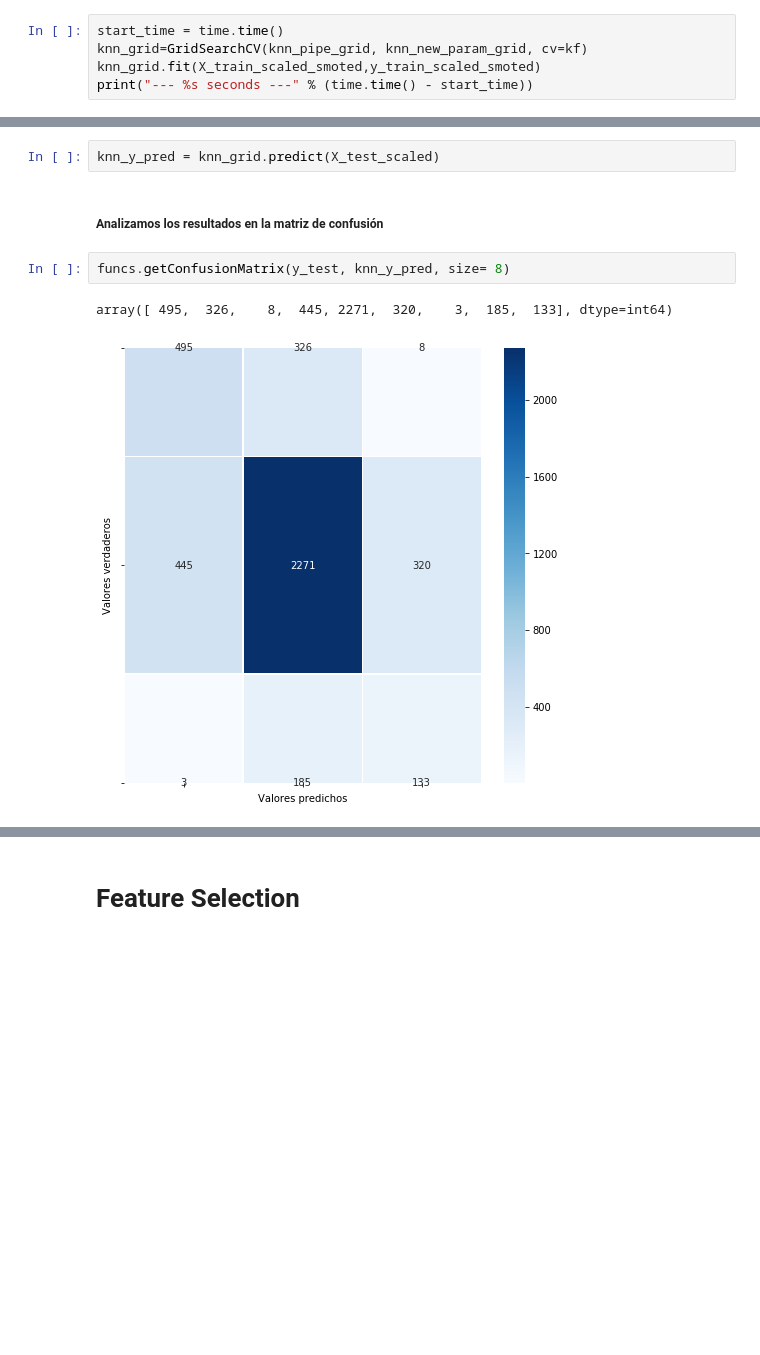
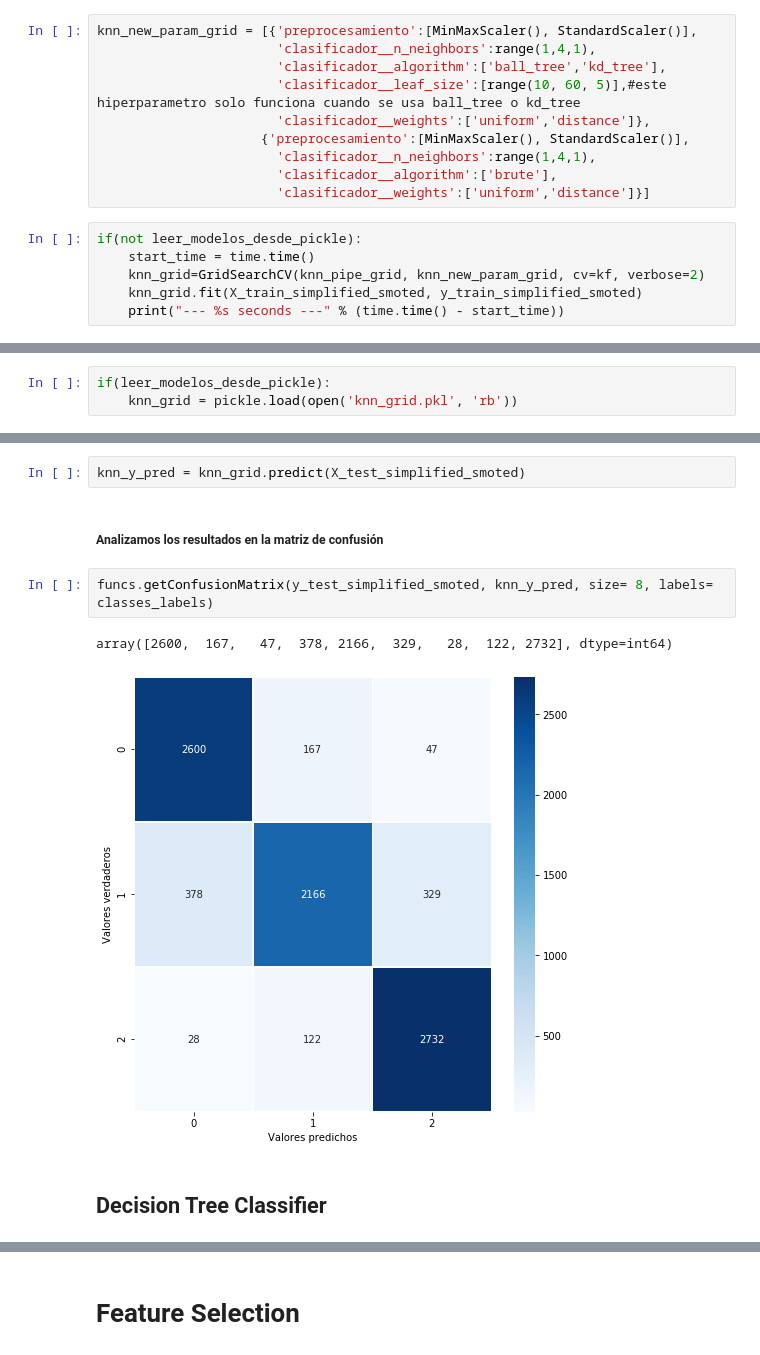
Before and after one commit to rdgagliano/DataScience-Grupo3, a Jupyter notebook: _2_Entrenamiento_Modelos.ipynb, the cells around one changed output, grey strips where cells are left out. Drawn from its saved outputs; the diff is of its cells as text; blank space fills up the shorter version.

```diff
--- a/_2_Entrenamiento_Modelos.ipynb
+++ b/_2_Entrenamiento_Modelos.ipynb
@@ -436,5 +413,16 @@ knn_new_param_grid = [{'preprocesamiento':[MinMaxScaler(), StandardScaler()],
+# %%
+knn_new_param_grid = [{'preprocesamiento':[MinMaxScaler(), StandardScaler()],
+                       'clasificador__n_neighbors':range(1,4,1),
+                       'clasificador__algorithm':['ball_tree','kd_tree'],
+                       'clasificador__leaf_size':[range(10, 60, 5)],#este hiperparametro solo funciona cuando se usa ball_tree o kd_tree
+                       'clasificador__weights':['uniform','distance']},
+                     {'preprocesamiento':[MinMaxScaler(), StandardScaler()],
+                       'clasificador__n_neighbors':range(1,4,1),
+                       'clasificador__algorithm':['brute'],
+                       'clasificador__weights':['uniform','distance']}]
 # %%
-start_time = time.time()
-knn_grid=GridSearchCV(knn_pipe_grid, knn_new_param_grid, cv=kf)
-knn_grid.fit(X_train_scaled_smoted,y_train_scaled_smoted)
-print("--- %s seconds ---" % (time.time() - start_time))
+if(not leer_modelos_desde_pickle):
+    start_time = time.time()
+    knn_grid=GridSearchCV(knn_pipe_grid, knn_new_param_grid, cv=kf, verbose=2)
+    knn_grid.fit(X_train_simplified_smoted, y_train_simplified_smoted)
+    print("--- %s seconds ---" % (time.time() - start_time))
@@ -443,3 +436,6 @@ print("--- %s seconds ---" % (time.time() - start_time))
+# %%
+if(leer_modelos_desde_pickle):
+    knn_grid = pickle.load(open('knn_grid.pkl', 'rb'))
 # %% [markdown]
 ##### Vemos los mejores parametros resultantes
 # %%
@@ -456,11 +460,13 @@ KNN training score: 0.6925465838509317
 # %% [markdown]
 ##### Predictions
 # %%
-knn_y_pred = knn_grid.predict(X_test_scaled)
+knn_y_pred = knn_grid.predict(X_test_simplified_smoted)
 # %% [markdown]
 ##### Analizamos los resultados en la matriz de confusión
 # %%
-funcs.getConfusionMatrix(y_test, knn_y_pred, size= 8)
+funcs.getConfusionMatrix(y_test_simplified_smoted, knn_y_pred, size= 8, labels= classes_labels)
 # %% [output]
-array([ 495,  326,    8,  445, 2271,  320,    3,  185,  133], dtype=int64)
+array([2600,  167,   47,  378, 2166,  329,   28,  122, 2732], dtype=int64)
-[figure, old version]
+[figure, new version]
+# %% [markdown]
+## Decision Tree Classifier  <a id="model_DTC"></a>
```
Also changed, not shown: parts of 282 cells of this notebook, 12 other files.
